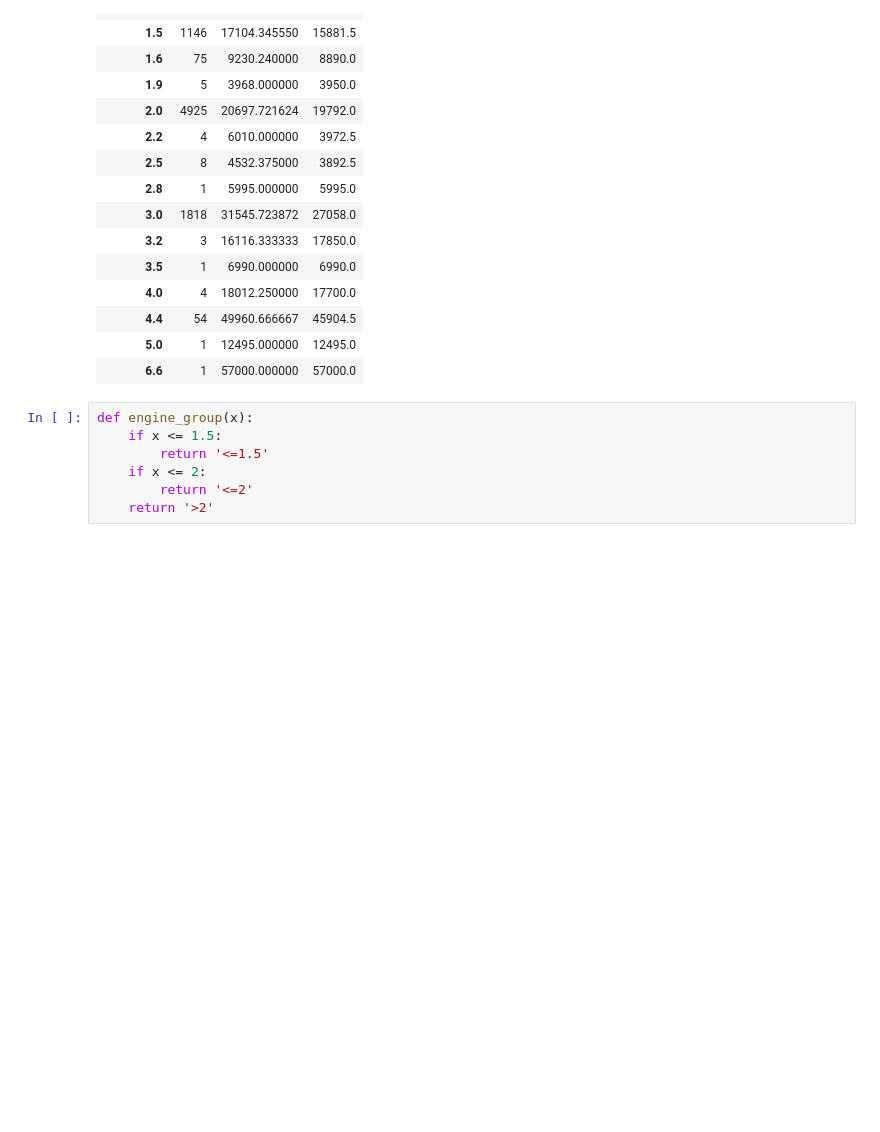
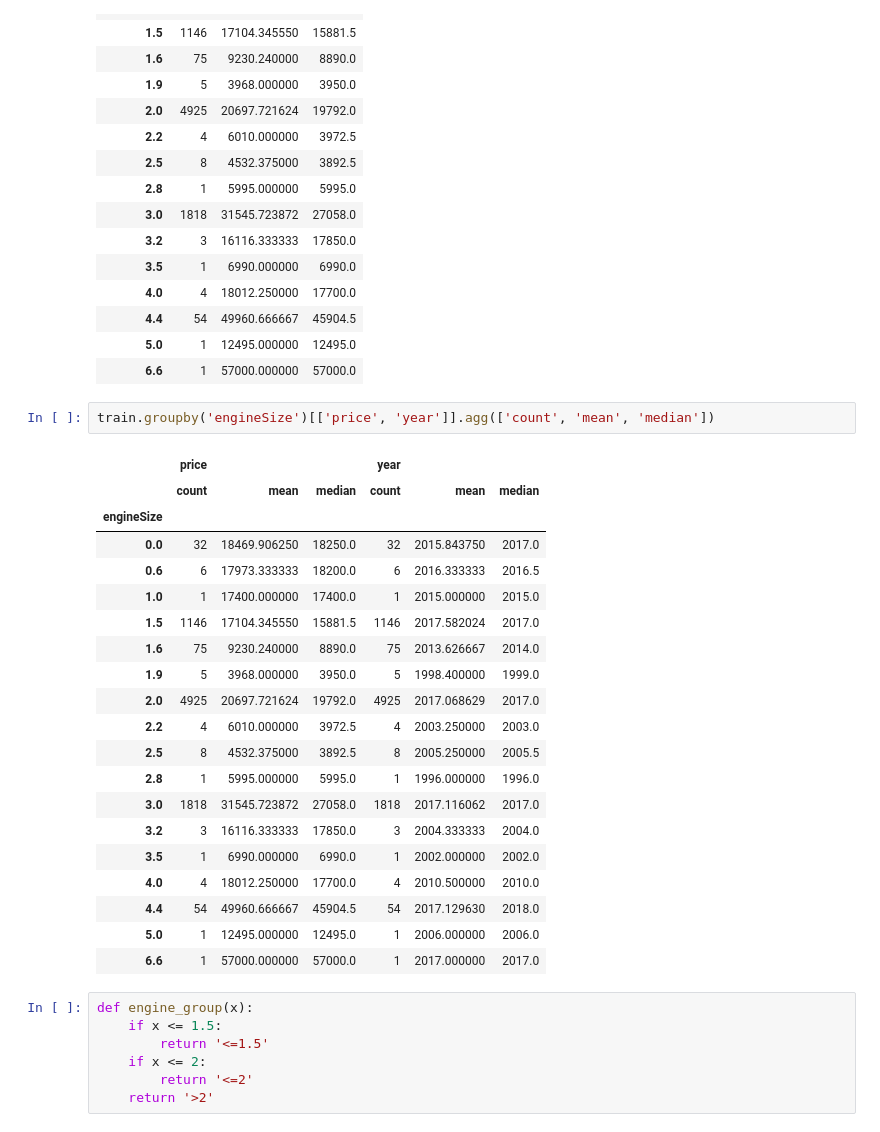
Before and after one commit to Zetis659/Data_Science_GM, a Jupyter notebook: 4.Human_learning/Human_learning.ipynb, the cells around one changed output. Cells and saved outputs as stored; diff of their text form; blank space fills up the shorter version.

```diff
--- a/4.Human_learning/Human_learning.ipynb
+++ b/4.Human_learning/Human_learning.ipynb
@@ -628,6 +634,29 @@ train.groupby('engineSize').price.agg(['count', 'mean', 'median'])
 | 4.4 | 54 | 49960.666667 | 45904.5 |
 | 5.0 | 1 | 12495.000000 | 12495.0 |
 | 6.6 | 1 | 57000.000000 | 57000.0 |
+# %%
+train.groupby('engineSize')[['price', 'year']].agg(['count', 'mean', 'median'])
+# %% [output]
+|  | price |  |  | year |  |  |
+|  | count | mean | median | count | mean | median |
+| engineSize |  |  |  |  |  |  |
+| 0.0 | 32 | 18469.906250 | 18250.0 | 32 | 2015.843750 | 2017.0 |
+| 0.6 | 6 | 17973.333333 | 18200.0 | 6 | 2016.333333 | 2016.5 |
+| 1.0 | 1 | 17400.000000 | 17400.0 | 1 | 2015.000000 | 2015.0 |
+| 1.5 | 1146 | 17104.345550 | 15881.5 | 1146 | 2017.582024 | 2017.0 |
+| 1.6 | 75 | 9230.240000 | 8890.0 | 75 | 2013.626667 | 2014.0 |
+| 1.9 | 5 | 3968.000000 | 3950.0 | 5 | 1998.400000 | 1999.0 |
+| 2.0 | 4925 | 20697.721624 | 19792.0 | 4925 | 2017.068629 | 2017.0 |
+| 2.2 | 4 | 6010.000000 | 3972.5 | 4 | 2003.250000 | 2003.0 |
+| 2.5 | 8 | 4532.375000 | 3892.5 | 8 | 2005.250000 | 2005.5 |
+| 2.8 | 1 | 5995.000000 | 5995.0 | 1 | 1996.000000 | 1996.0 |
+| 3.0 | 1818 | 31545.723872 | 27058.0 | 1818 | 2017.116062 | 2017.0 |
+| 3.2 | 3 | 16116.333333 | 17850.0 | 3 | 2004.333333 | 2004.0 |
+| 3.5 | 1 | 6990.000000 | 6990.0 | 1 | 2002.000000 | 2002.0 |
+| 4.0 | 4 | 18012.250000 | 17700.0 | 4 | 2010.500000 | 2010.0 |
+| 4.4 | 54 | 49960.666667 | 45904.5 | 54 | 2017.129630 | 2018.0 |
+| 5.0 | 1 | 12495.000000 | 12495.0 | 1 | 2006.000000 | 2006.0 |
+| 6.6 | 1 | 57000.000000 | 57000.0 | 1 | 2017.000000 | 2017.0 |
 # %%
 def engine_group(x):
     if x <= 1.5:
```
Also changed, not shown: parts of 113 cells of this notebook.
